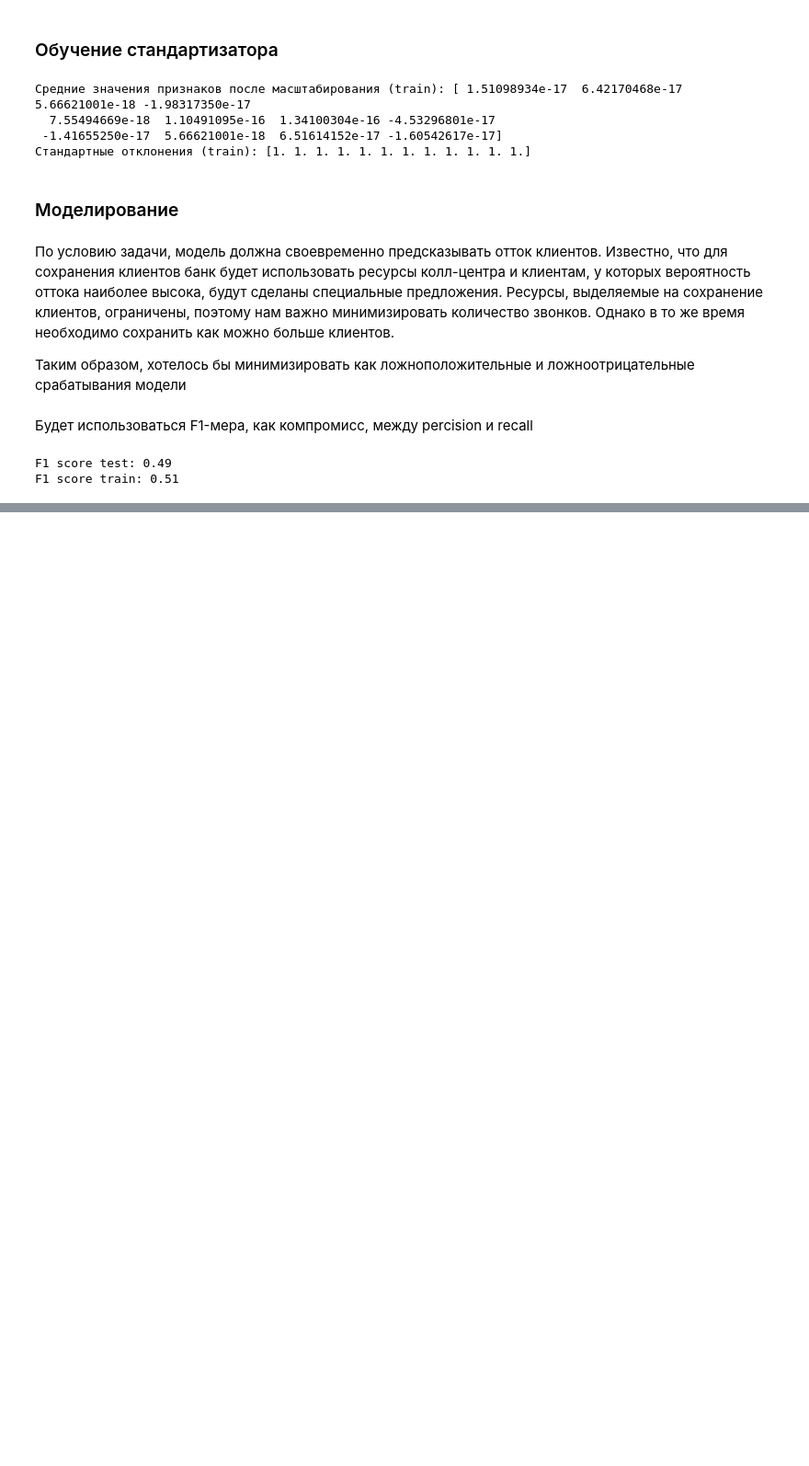
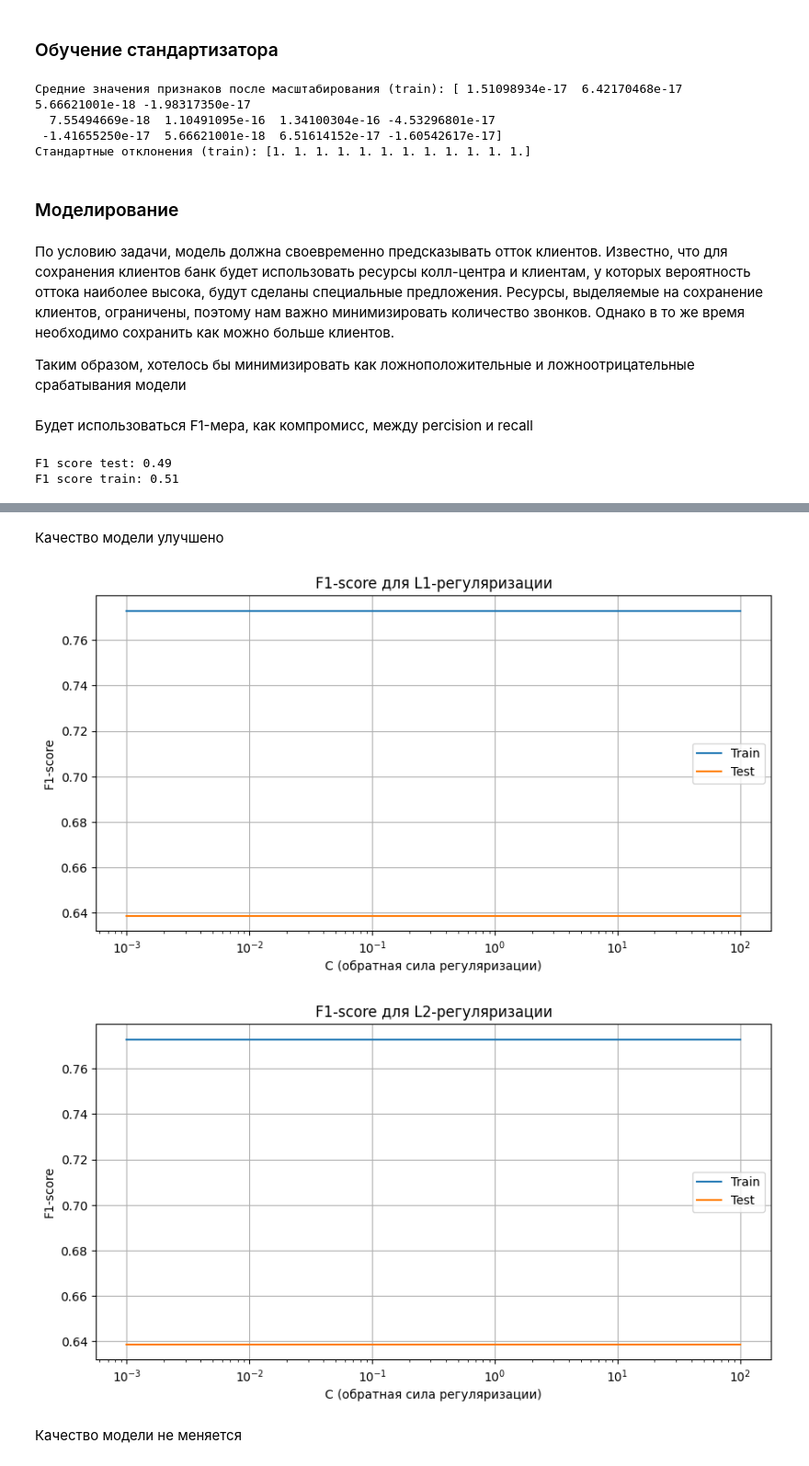
Before and after one commit to UlyanaGru/ml_practice, a Jupyter notebook: ml_practice.ipynb, the cells around one changed output, grey strips where cells are left out. Shown at 92% size. Cells and saved outputs as stored; diff of their text form; code cells hidden in the pictures; blank space fills up the shorter version.

```diff
--- a/ml_practice.ipynb
+++ b/ml_practice.ipynb
@@ -355,0 +413,30 @@ F1 score train: 0.51
+# %% [markdown]
+Качество модели улучшено
+# %%
+from sklearn.linear_model import LogisticRegression
+# Параметры для исследования
+penalties = ['l1', 'l2']
+C_values = [0.001, 0.01, 0.1, 1, 10, 100]
+results = {'train': [], 'test': []}
+for penalty in penalties:
+    for C in C_values:
+        log_reg_poly = LogisticRegression(random_state=42, max_iter=1000)
+        log_reg_poly.fit(X_train_scaled_poly, y_train)
+        # Сохраняем метрики
+        results['train'].append(metrics.f1_score(y_train, log_reg_poly.predict(X_train_scaled_poly)))
+        results['test'].append(metrics.f1_score(y_test,  log_reg_poly.predict((X_test_scaled_poly))))
+    # Визуализация
+    plt.figure(figsize=(10, 5))
+    plt.semilogx(C_values, results['train'][-len(C_values):], label='Train')
+    plt.semilogx(C_values, results['test'][-len(C_values):], label='Test')
+    plt.title(f'F1-score для {penalty.upper()}-регуляризации')
+    plt.xlabel('C (обратная сила регуляризации)')
+    plt.ylabel('F1-score')
+    plt.legend()
+    plt.grid()
+    plt.show()
+# %% [output]
+[figure, added]
+[figure, added]
+# %% [markdown]
+Качество модели не меняется
```
Also changed, not shown: parts of 4 cells of this notebook.
